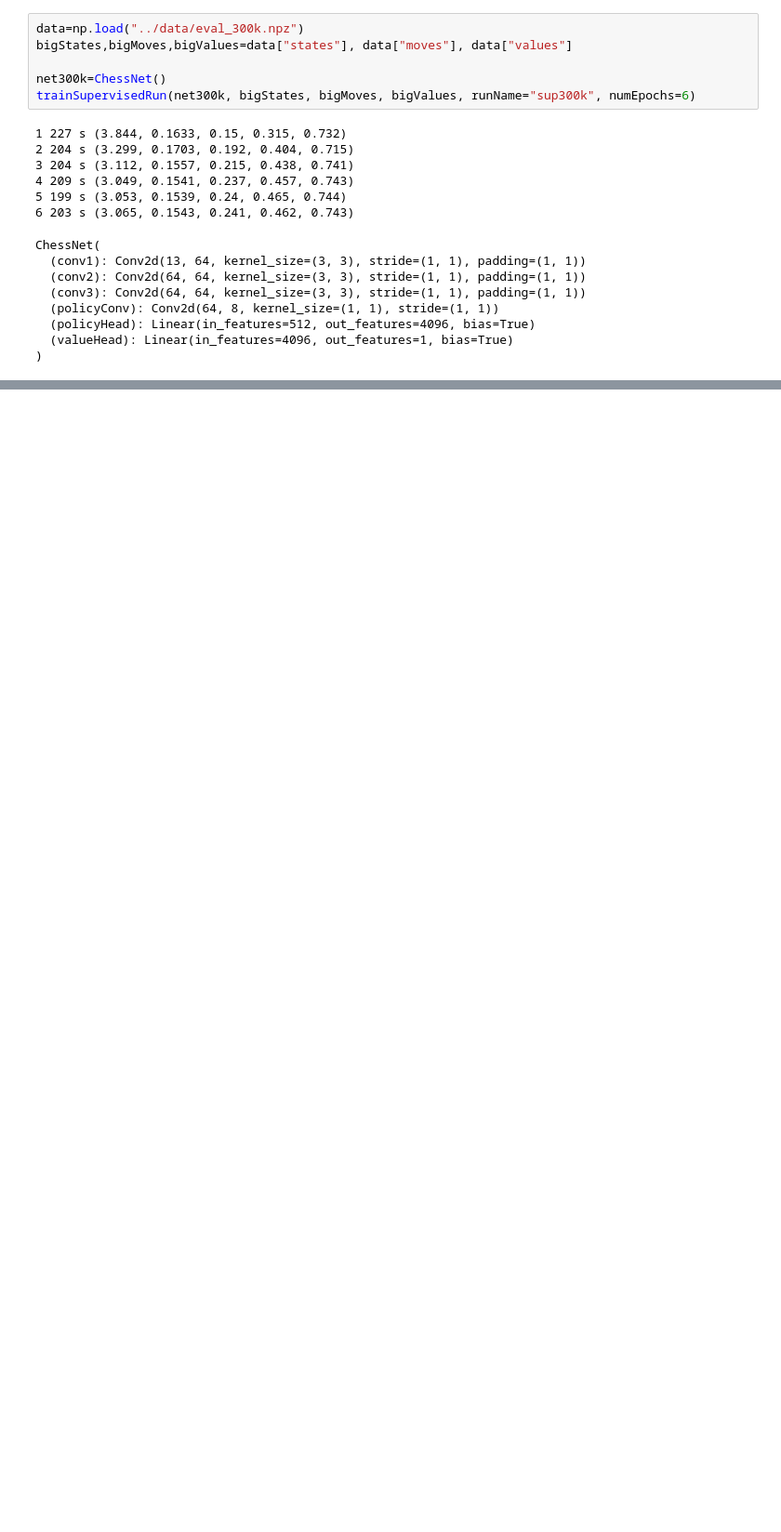
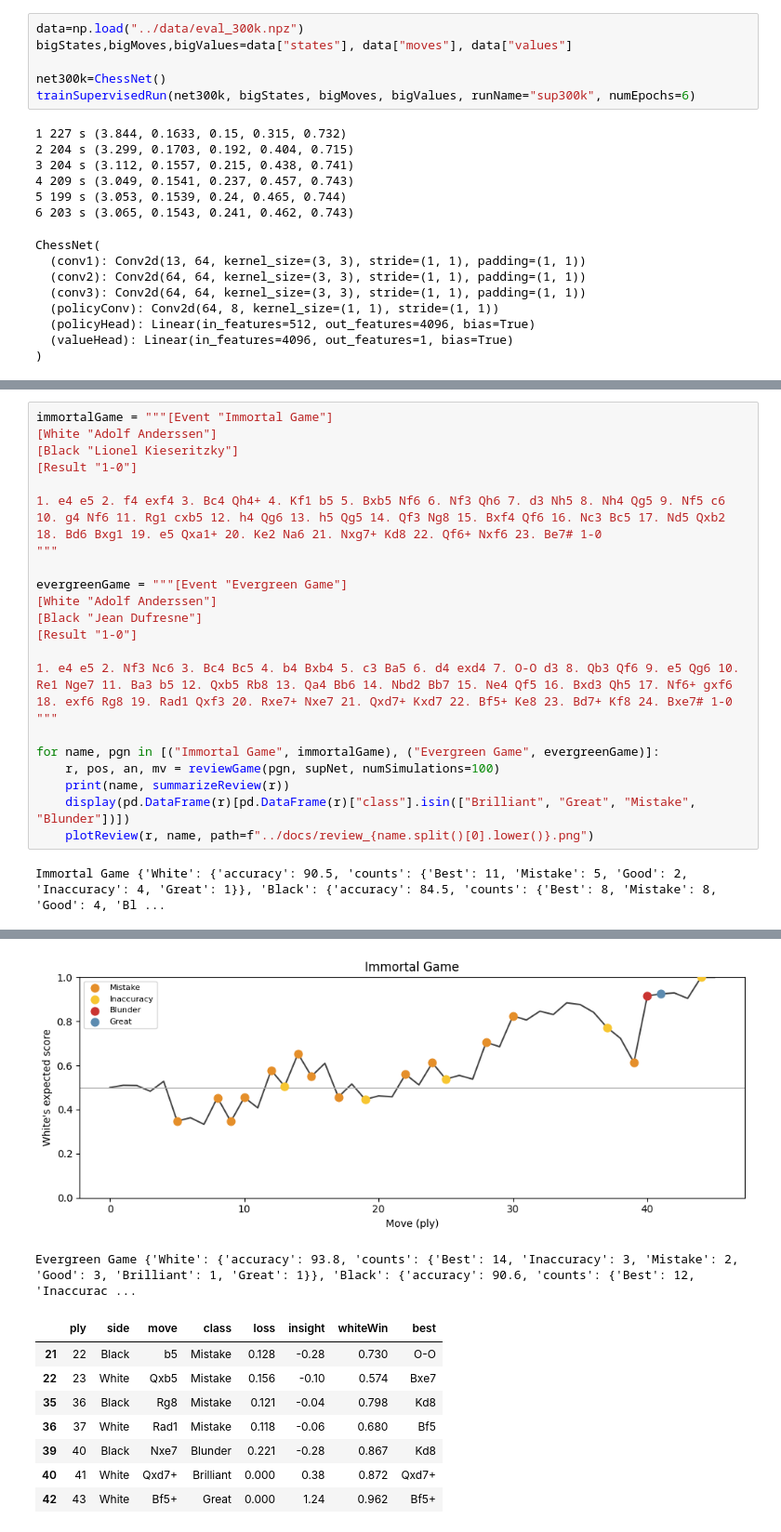
Before and after one commit to mohamedelagamy-tech/chess-rl, a Jupyter notebook: notebooks/foundations.ipynb, the cells around one changed output, grey strips where cells are left out. Shown at 93% size. Drawn from its saved outputs; the diff is of its cells as text; blank space fills up the shorter version.

```diff
--- a/notebooks/foundations.ipynb
+++ b/notebooks/foundations.ipynb
@@ -1518,0 +1744,24 @@ ChessNet(
+# %%
+immortalGame = """[Event "Immortal Game"]
+[White "Adolf Anderssen"]
+[Black "Lionel Kieseritzky"]
+[Result "1-0"]
+
+1. e4 e5 2. f4 exf4 3. Bc4 Qh4+ 4. Kf1 b5 5. Bxb5 Nf6 6. Nf3 Qh6 7. d3 Nh5 8. Nh4 Qg5 9. Nf5 c6 10. g4 Nf6 11. Rg1 cxb5 12. h4 Qg6 13. h5 Qg5 14. Qf3 Ng8 15. Bxf4 Qf6 16. Nc3 Bc5 17. Nd5 Qxb2 18. Bd6 Bxg1 19. e5 Qxa1+ 20. Ke2 Na6 21. Nxg7+ Kd8 22. Qf6+ Nxf6 23. Be7# 1-0
+"""
+
+evergreenGame = """[Event "Evergreen Game"]
+[White "Adolf Anderssen"]
+[Black "Jean Dufresne"]
+[Result "1-0"]
+
+1. e4 e5 2. Nf3 Nc6 3. Bc4 Bc5 4. b4 Bxb4 5. c3 Ba5 6. d4 exd4 7. O-O d3 8. Qb3 Qf6 9. e5 Qg6 10. Re1 Nge7 11. Ba3 b5 12. Qxb5 Rb8 13. Qa4 Bb6 14. Nbd2 Bb7 15. Ne4 Qf5 16. Bxd3 Qh5 17. Nf6+ gxf6 18. exf6 Rg8 19. Rad1 Qxf3 20. Rxe7+ Nxe7 21. Qxd7+ Kxd7 22. Bf5+ Ke8 23. Bd7+ Kf8 24. Bxe7# 1-0
+"""
+
+for name, pgn in [("Immortal Game", immortalGame), ("Evergreen Game", evergreenGame)]:
+    r, pos, an, mv = reviewGame(pgn, supNet, numSimulations=100)
+    print(name, summarizeReview(r))
+    display(pd.DataFrame(r)[pd.DataFrame(r)["class"].isin(["Brilliant", "Great", "Mistake", "Blunder"])])
+    plotReview(r, name, path=f"../docs/review_{name.split()[0].lower()}.png")
+# %% [output]
+Immortal Game {'White': {'accuracy': 90.5, 'counts': {'Best': 11, 'Mistake': 5, 'Good': 2, 'Inaccuracy': 4, 'Great': 1}}, 'Black': {'accuracy': 84.5, 'counts': {'Best': 8, 'Mistake': 8, 'Good': 4, 'Bl ...
@@ -1518,0 +1784,10 @@ ChessNet(
+[figure, added]
+Evergreen Game {'White': {'accuracy': 93.8, 'counts': {'Best': 14, 'Inaccuracy': 3, 'Mistake': 2, 'Good': 3, 'Brilliant': 1, 'Great': 1}}, 'Black': {'accuracy': 90.6, 'counts': {'Best': 12, 'Inaccurac ...
+|  | ply | side | move | class | loss | insight | whiteWin | best |
+| 21 | 22 | Black | b5 | Mistake | 0.128 | -0.28 | 0.730 | O-O |
+| 22 | 23 | White | Qxb5 | Mistake | 0.156 | -0.10 | 0.574 | Bxe7 |
+| 35 | 36 | Black | Rg8 | Mistake | 0.121 | -0.04 | 0.798 | Kd8 |
+| 36 | 37 | White | Rad1 | Mistake | 0.118 | -0.06 | 0.680 | Bf5 |
+| 39 | 40 | Black | Nxe7 | Blunder | 0.221 | -0.28 | 0.867 | Kd8 |
+| 40 | 41 | White | Qxd7+ | Brilliant | 0.000 | 0.38 | 0.872 | Qxd7+ |
+| 42 | 43 | White | Bf5+ | Great | 0.000 | 1.24 | 0.962 | Bf5+ |
```
Also changed, not shown: parts of 7 cells of this notebook, 5 other files.
